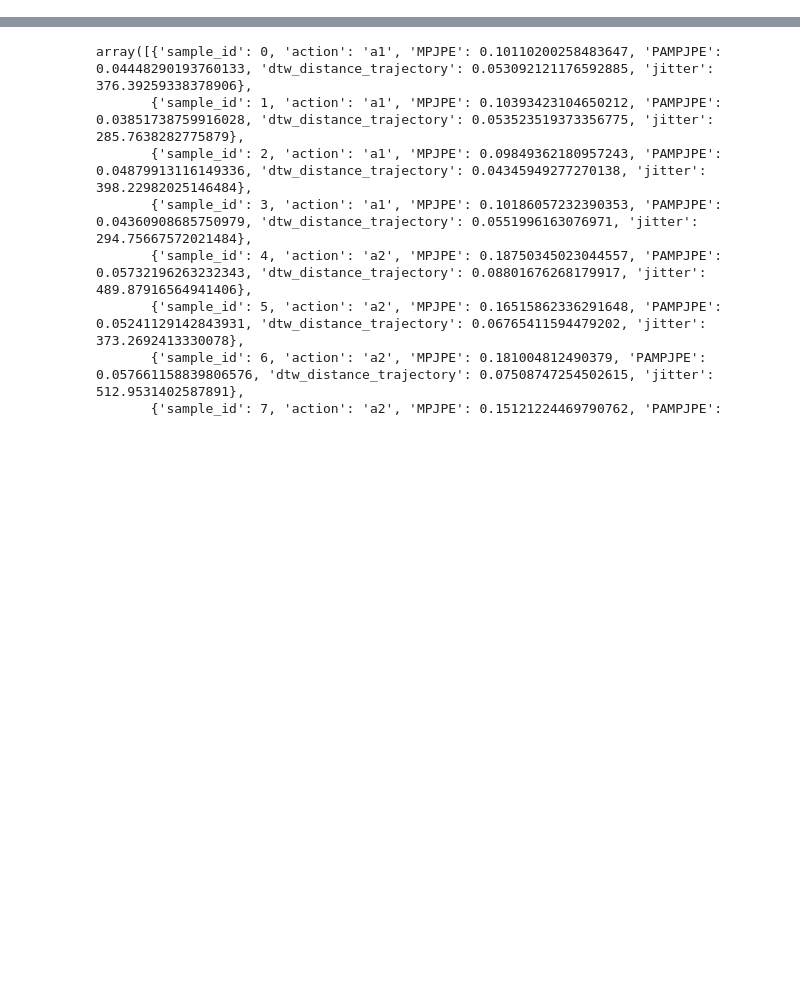
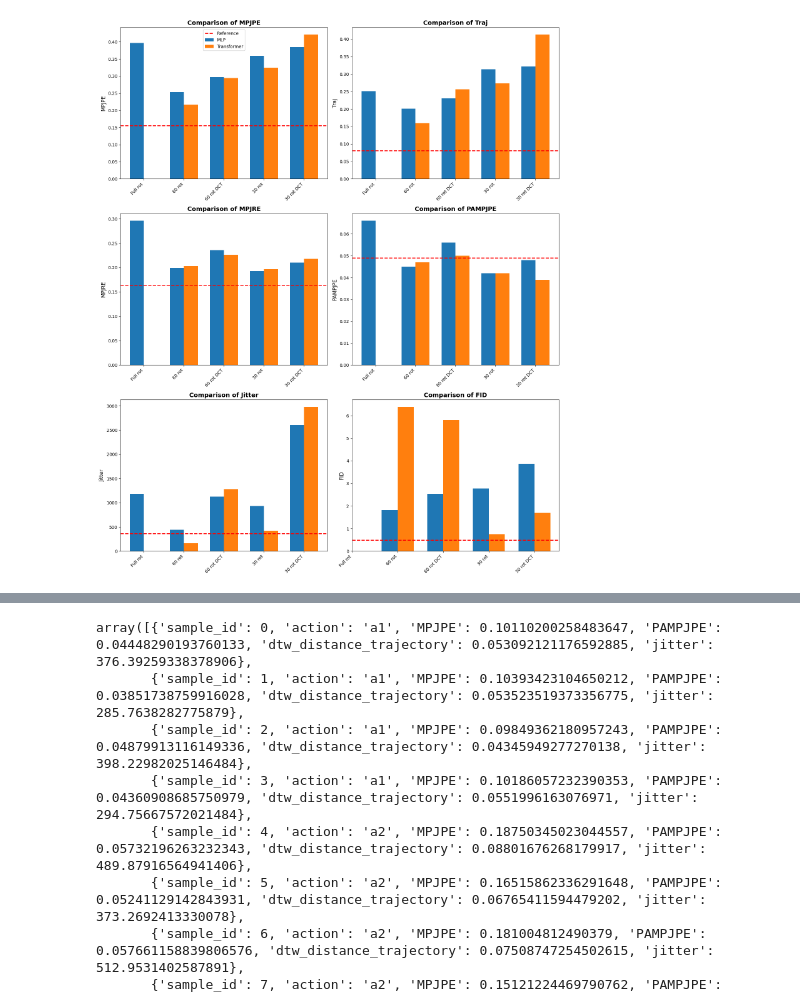
Before and after one commit to Rui1818/3d_motion_generation_cp, a Jupyter notebook: mytest.ipynb, the cells around one changed output, grey strips where cells are left out. Saved outputs shown, nothing was run; the diff lists cells and outputs as text; code cells hidden in the pictures; blank space fills up the shorter version.

```diff
--- a/mytest.ipynb
+++ b/mytest.ipynb
@@ -30,0 +47,19 @@ dfmetric.head()
+# %%
+keypointtype='openpose'
+res=dfmetric[(dfmetric['keypointtype']==keypointtype)]
+l=[]
+
+for key in res.columns:
+    if "mean" in key:
+        temp=res.sort_values(by=key, ascending=True)
+        num=temp[key].iloc[0]
+        print(f"{key}: {num}")
+        print(temp['model'].iloc[0])
+        l.append((num))
+if keypointtype=='openpose':
+    l[1], l[2], l[3], l[4]=l[2], l[4], l[1], l[3]
+else:
+    print(len(l))
+    l[0],l[1], l[2], l[3], l[4]= l[6], l[5], l[4], l[7], l[3]
+for i in l:
+    print(f"{i:.3f} &", end=" ")
@@ -31 +169,82 @@ dfmetric.head()
+# %%
+import matplotlib.pyplot as plt
+import pandas as pd
+import numpy as np
+
+# 1. Define the baseline data (using FID Rotation for FID)
+baseline = {
+    'MPJPE': 0.156,
+    'Traj': 0.081,
+    'MPJRE': 0.164,
+    'PAMPJPE': 0.049,
+    'Jitter': 365.15,
+    'FID': 0.492
+}
+
+# 2. Define the model data from the images for "rot" models
+data = [
+    # MLP Backbone
+    {'Model': 'Full rot', 'Architecture': 'MLP', 'MPJPE': 0.397, 'Traj': 0.251, 'MPJRE': 0.296, 'PAMPJPE': 0.066, 'Jitter': 1183.73, 'FID': None},
+    {'Model': '60 rot', 'Architecture': 'MLP', 'MPJPE': 0.253, 'Traj': 0.201, 'MPJRE': 0.199, 'PAMPJPE': 0.045, 'Jitter': 439.72, 'FID': 1.82},
+    {'Model': '60 rot DCT', 'Architecture': 'MLP', 'MPJPE': 0.297, 'Traj': 0.231, 'MPJRE': 0.236, 'PAMPJPE': 0.056, 'Jitter': 1129.76, 'FID': 2.54},
+    {'Model': '30 rot', 'Architecture': 'MLP', 'MPJPE': 0.359, 'Traj': 0.314, 'MPJRE': 0.193, 'PAMPJPE': 0.042, 'Jitter': 934.06, 'FID': 2.78},
+    {'Model': '30 rot DCT', 'Architecture': 'MLP', 'MPJPE': 0.385, 'Traj': 0.322, 'MPJRE': 0.210, 'PAMPJPE': 0.048, 'Jitter': 2608.59, 'FID': 3.87},
+
+    # Transformer Backbone (Note: Full rot is missing in Transformer table)
+    {'Model': '60 rot', 'Architecture': 'Transformer', 'MPJPE': 0.217, 'Traj': 0.160, 'MPJRE': 0.203, 'PAMPJPE': 0.047, 'Jitter': 165.81, 'FID': 6.39},
+    {'Model': '60 rot DCT', 'Architecture': 'Transformer', 'MPJPE': 0.294, 'Traj': 0.257, 'MPJRE': 0.226, 'PAMPJPE': 0.050, 'Jitter': 1280.28, 'FID': 5.82},
+    {'Model': '30 rot', 'Architecture': 'Transformer', 'MPJPE': 0.325, 'Traj': 0.274, 'MPJRE': 0.197, 'PAMPJPE': 0.042, 'Jitter': 420.27, 'FID': 0.75},
+    {'Model': '30 rot DCT', 'Architecture': 'Transformer', 'MPJPE': 0.421, 'Traj': 0.413, 'MPJRE': 0.218, 'PAMPJPE': 0.039, 'Jitter': 2978.62, 'FID': 1.69},
+]
+
+df = pd.DataFrame(data)
+
+# Extract all unique models and metrics to plot
+models = df['Model'].unique()
+metrics = ['MPJPE', 'Traj', 'MPJRE', 'PAMPJPE', 'Jitter', 'FID']
+
+# Set up the matplotlib figure (6 metrics = 6 subplots)
+fig, axes = plt.subplots(nrows=3, ncols=2, figsize=(15, 18))
+axes = axes.flatten()
+
+# Colors for architectures
+colors = {'MLP': '#1f77b4', 'Transformer': '#ff7f0e'}
+bar_width = 0.35
+
+# 3. Plotting logic
+for i, metric in enumerate(metrics):
+    ax = axes[i]
+
+    # x-axis locations
+    x = np.arange(len(models))
+
+    # Get values for MLP and Transformer aligned to the 'models' list
+    mlp_vals = [df[(df['Model'] == m) & (df['Architecture'] == 'MLP')][metric].values for m in models]
+    mlp_vals = [v[0] if len(v) > 0 else np.nan for v in mlp_vals]
+
+    trans_vals = [df[(df['Model'] == m) & (df['Architecture'] == 'Transformer')][metric].values for m in models]
+    trans_vals = [v[0] if len(v) > 0 else np.nan for v in trans_vals]
+
+    # Plot grouped bars
+    ax.bar(x - bar_width/2, mlp_vals, width=bar_width, label='MLP', color=colors['MLP'])
+    ax.bar(x + bar_width/2, trans_vals, width=bar_width, label='Transformer', color=colors['Transformer'])
+
+    # Add the baseline as a horizontal line
+    ax.axhline(y=baseline[metric], color='red', linestyle='--', linewidth=2, label='Reference')
+
+    # Formatting the subplot
+    ax.set_title(f'Comparison of {metric}', fontsize=14, fontweight='bold')
+    ax.set_ylabel(metric, fontsize=12)
+    ax.set_xticks(x)
+    ax.set_xticklabels(models, rotation=45, ha='right')
+
+    # Add a legend only to the first plot to avoid clutter
+    if i == 0:
+        ax.legend()
+
+# Adjust layout for readability
+plt.tight_layout()
+plt.show()
+# %% [output]
+[figure, added]
 # %%
```
Also changed, not shown: parts of 8 cells of this notebook, 6 other files.
